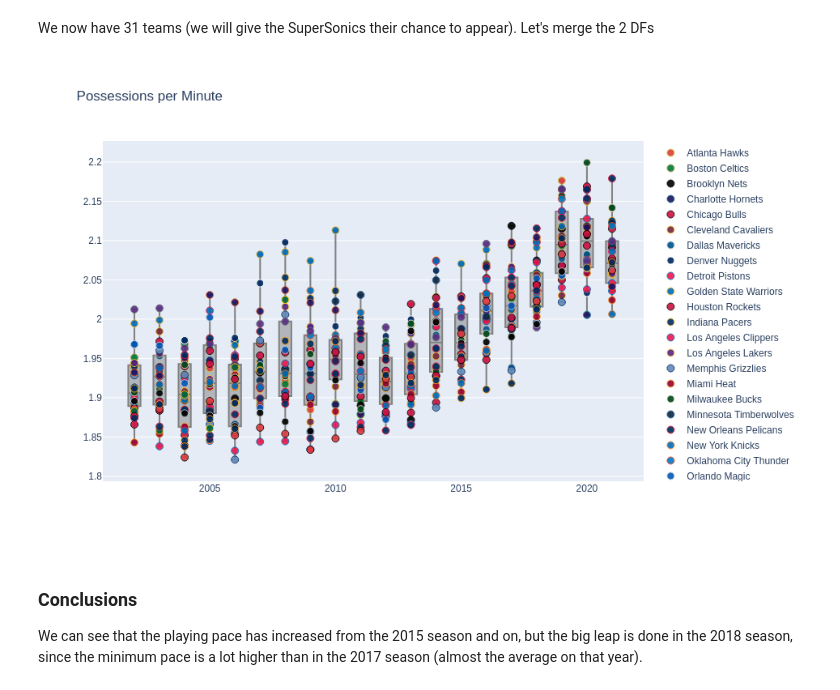
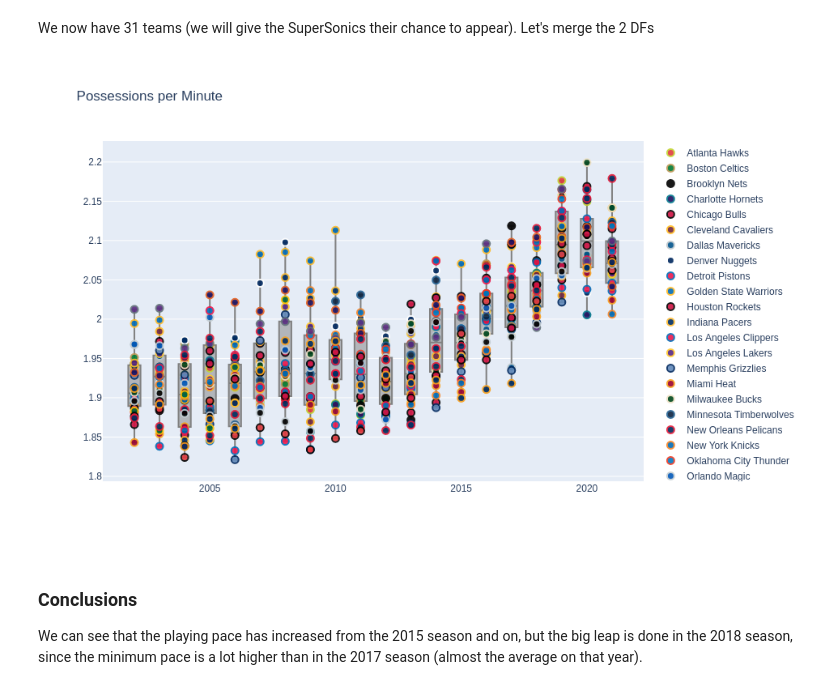
Before and after one commit to lbiedma/nba-stats-analysis, a Jupyter notebook: AvgPossessionsOverTime.ipynb, the cells around one changed output. Saved outputs shown, nothing was run; the diff lists cells and outputs as text; code cells hidden in the pictures.

Commit message:
bigger borders

```diff
--- a/AvgPossessionsOverTime.ipynb
+++ b/AvgPossessionsOverTime.ipynb
@@ -121,20 +121,20 @@ df = df.merge(team_colors, left_on="TEAM_NAME", right_on="team")
 # %%
 points = [
     go.Scatter(
         x=group["SEASON"], y=group["POSS_PER_MIN"], mode="markers",
         # Getting the marker to look like the team with border color and color.
-        marker=dict(opacity=0.9, size=9, line=dict(width=1, color=group["border_color"].iloc[0])),
+        marker=dict(opacity=0.9, size=9, line=dict(width=2, color=group["border_color"].iloc[0])),
         marker_color=group["color"].iloc[0], hoverinfo="name+y",
         text=name, name=name, showlegend=True,
     ) for name, group in df.groupby("TEAM_NAME")
 ]
 fig = go.Figure(data=[
     go.Box(x=df["SEASON"], y=df["POSS_PER_MIN"], boxpoints=False, marker_color="lightgrey", line_color="grey", showlegend=False),
 ] + points)
 fig.update_layout(title="Possessions per Minute", height=600)
 fig.show()
 # %% [output]
-[figure, old version]
+[figure, new version]
 # %% [markdown]
 ### Conclusions
 We can see that the playing pace has increased from the 2015 season and on, but the big leap is done in the 2018 season, since the minimum pace is a lot higher than in the 2017 season (almost the average on that year).
```
